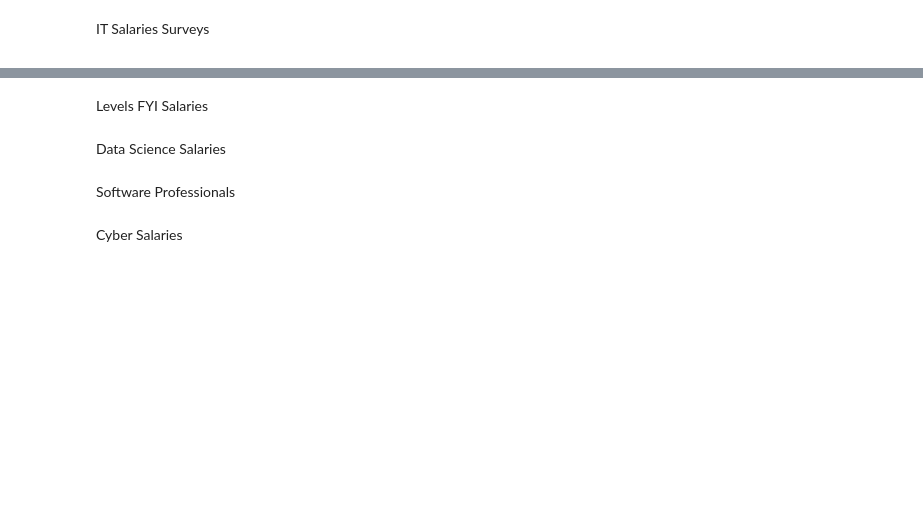
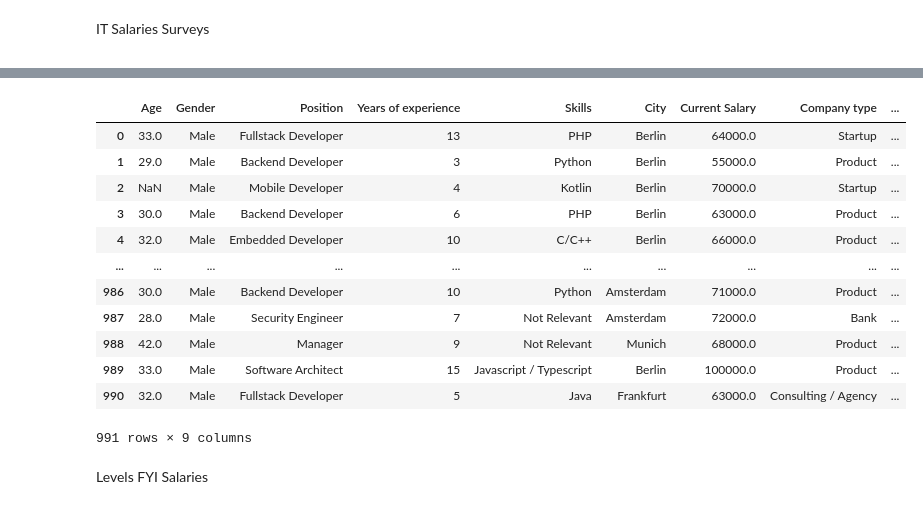
Before and after one commit to Project-Data-Hack-Team-5/project-data-hack-backend, a Jupyter notebook: Python/Exploratory_Data_Analysis.ipynb, the cells around one changed output, grey strips where cells are left out. Saved outputs shown, nothing was run; the diff lists cells and outputs as text; code cells hidden in the pictures; blank space fills up the shorter version.

```diff
--- a/Python/Exploratory_Data_Analysis.ipynb
+++ b/Python/Exploratory_Data_Analysis.ipynb
@@ -110,0 +167,25 @@ it_salary_eu_2019.sample()
+# %%
+#print(it_salary_eu_2019.head())
+
+# Changing to skills
+it_salary_eu_2019['Skills'] = it_salary_eu_2019['Your main technology / programming language']
+
+it_salary_eu_2019['Current Salary'] = it_salary_eu_2019['Yearly brutto salary (without bonus and stocks)']
+
+it_salary_eu_2019['Position'] = it_salary_eu_2019['Position (without seniority)']
+
+it_salary_eu_2019[['Age', 'Gender', 'Position', 'Years of experience', 'Skills', 'City', 'Current Salary', 'Company type', 'Company business sector']]
+# %% [output]
+|  | Age | Gender | Position | Years of experience | Skills | City | Current Salary | Company type | ... |
+| 0 | 33.0 | Male | Fullstack Developer | 13 | PHP | Berlin | 64000.0 | Startup | ... |
+| 1 | 29.0 | Male | Backend Developer | 3 | Python | Berlin | 55000.0 | Product | ... |
+| 2 | NaN | Male | Mobile Developer | 4 | Kotlin | Berlin | 70000.0 | Startup | ... |
+| 3 | 30.0 | Male | Backend Developer | 6 | PHP | Berlin | 63000.0 | Product | ... |
+| 4 | 32.0 | Male | Embedded Developer | 10 | C/C++ | Berlin | 66000.0 | Product | ... |
+| ... | ... | ... | ... | ... | ... | ... | ... | ... | ... |
+| 986 | 30.0 | Male | Backend Developer | 10 | Python | Amsterdam | 71000.0 | Product | ... |
+| 987 | 28.0 | Male | Security Engineer | 7 | Not Relevant | Amsterdam | 72000.0 | Bank | ... |
+| 988 | 42.0 | Male | Manager | 9 | Not Relevant | Munich | 68000.0 | Product | ... |
+| 989 | 33.0 | Male | Software Architect | 15 | Javascript / Typescript | Berlin | 100000.0 | Product | ... |
+| 990 | 32.0 | Male | Fullstack Developer | 5 | Java | Frankfurt | 63000.0 | Consulting / Agency | ... |
+991 rows × 9 columns
@@ -111,8 +196,2 @@ it_salary_eu_2019.sample()
 # %% [markdown]
 Levels FYI Salaries
-# %% [markdown]
-Data Science Salaries
-# %% [markdown]
-Software Professionals
-# %% [markdown]
-Cyber Salaries
```
Also changed, not shown: parts of 25 cells of this notebook, 1 other file.
